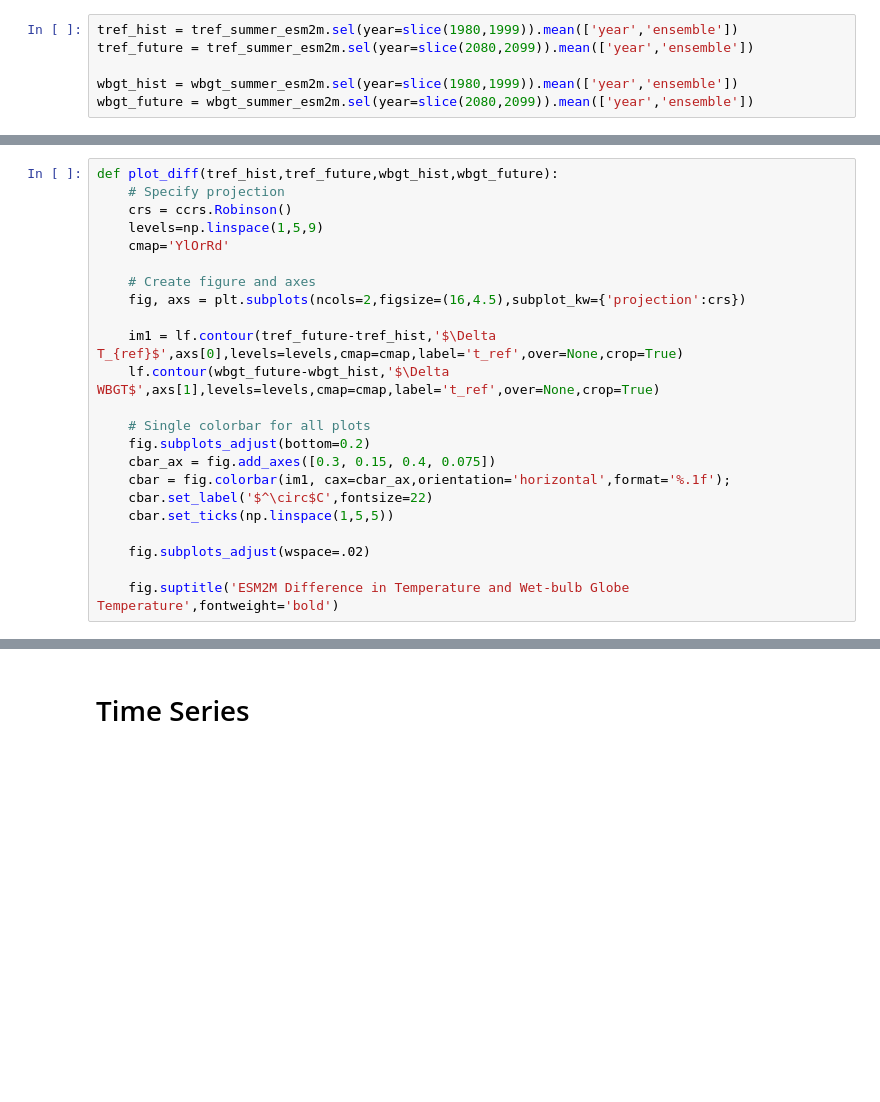
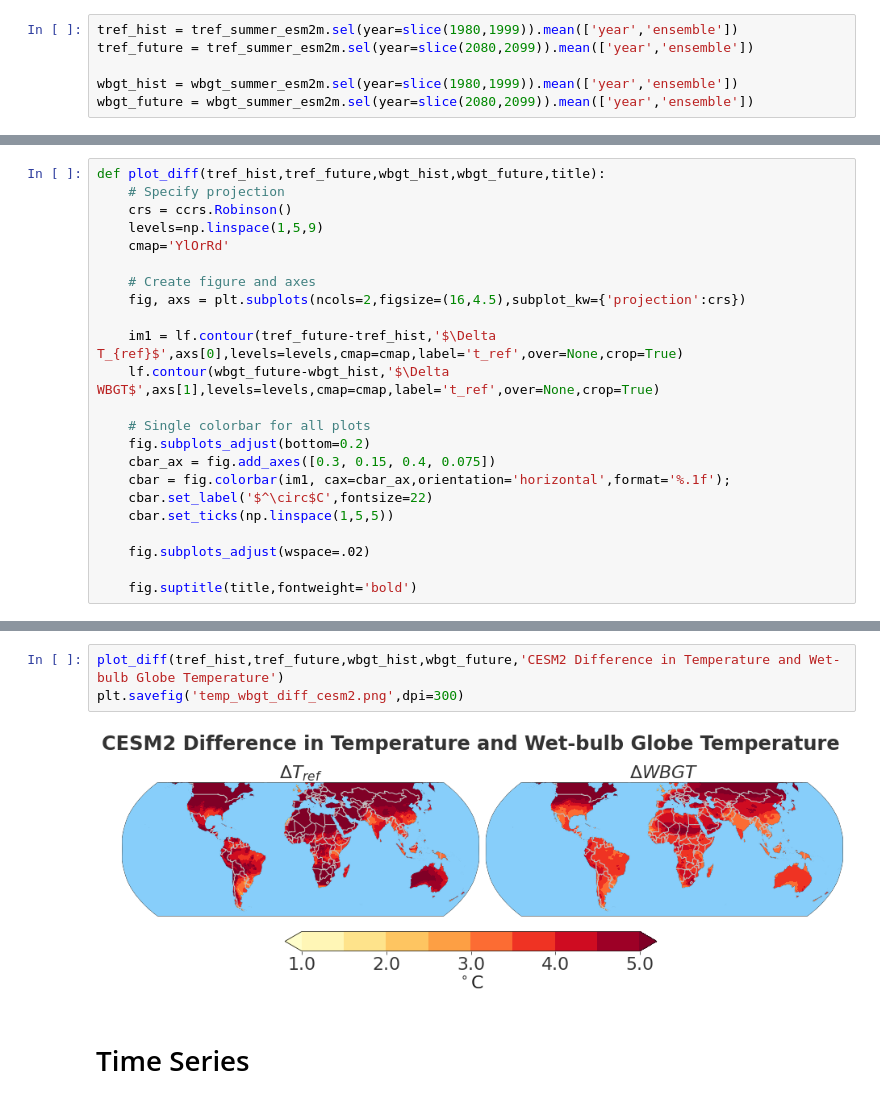
Before and after one commit to KYan19/pei, a Jupyter notebook: notebooks/9.1_Temp_WBT_Time.ipynb, the cells around one changed output, grey strips where cells are left out. Saved outputs shown, nothing was run; the diff lists cells and outputs as text; blank space fills up the shorter version.

```diff
--- a/notebooks/9.1_Temp_WBT_Time.ipynb
+++ b/notebooks/9.1_Temp_WBT_Time.ipynb
@@ -116,5 +166,5 @@ plt.savefig('temp_wbgt_map_esm2m.png',dpi=300)
 # %%
-def plot_diff(tref_hist,tref_future,wbgt_hist,wbgt_future):
+def plot_diff(tref_hist,tref_future,wbgt_hist,wbgt_future,title):
     # Specify projection
     crs = ccrs.Robinson()
     levels=np.linspace(1,5,9)
@@ -135,5 +185,5 @@ def plot_diff(tref_hist,tref_future,wbgt_hist,wbgt_future):
 
     fig.subplots_adjust(wspace=.02)
 
-    fig.suptitle('ESM2M Difference in Temperature and Wet-bulb Globe Temperature',fontweight='bold')
+    fig.suptitle(title,fontweight='bold')
 # %%
@@ -141,5 +191,10 @@ plot_diff(tref_hist,tref_future,wbgt_hist,wbgt_future)
 plt.savefig('temp_wbgt_diff_esm2m.png',dpi=300)
 # %% [output]
 [figure]
+# %%
+plot_diff(tref_hist,tref_future,wbgt_hist,wbgt_future,'CESM2 Difference in Temperature and Wet-bulb Globe Temperature')
+plt.savefig('temp_wbgt_diff_cesm2.png',dpi=300)
+# %% [output]
+[figure, added]
 # %% [markdown]
 # Time Series
```
Also changed, not shown: parts of 24 cells of this notebook, 5 other files.
